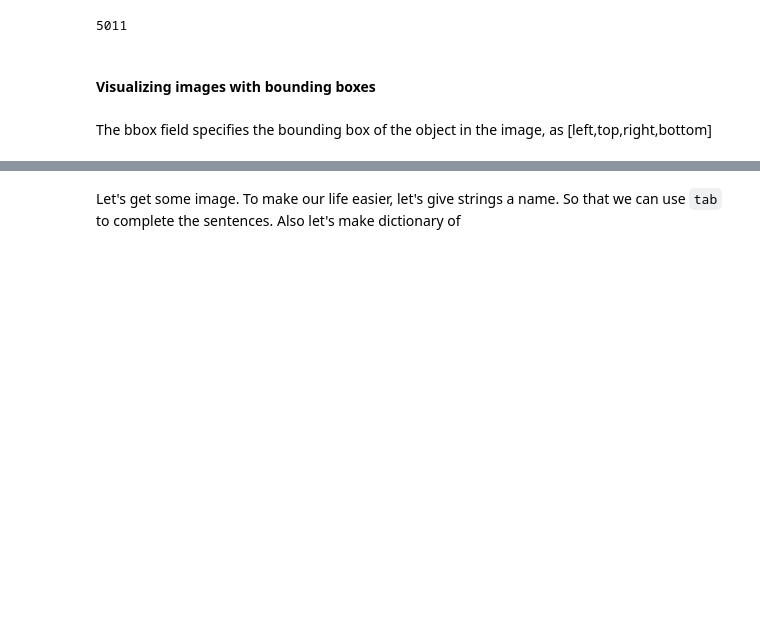
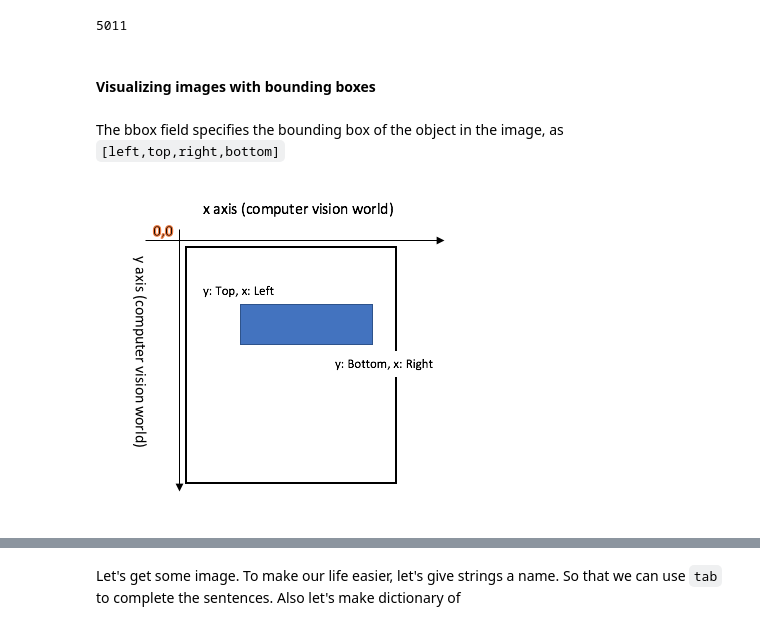
Before and after one commit to groverpr/deep-learning, a Jupyter notebook: Object Detection.ipynb, the cells around one changed output, grey strips where cells are left out. Drawn from its saved outputs; the diff is of its cells as text; code cells hidden in the pictures; blank space fills up the shorter version.

```diff
--- a/Object Detection.ipynb
+++ b/Object Detection.ipynb
@@ -150,7 +157,7 @@ len(list(IMAGE_PATH.iterdir()))
 # %% [markdown]
 #### Visualizing images with bounding boxes
 # %% [markdown]
- The bbox field specifies the bounding box of the object in the image, as [left,top,right,bottom]
+ The bbox field specifies the bounding box of the object in the image, as `[left,top,right,bottom]`
 # %%
 def show_img(im, figsize=None, ax=None):
     """
@@ -174,0 +192,4 @@ def bb_hw(b):
+# %%
+Image('image_bbox.png')
+# %% [output]
+[figure, added]
```
Also changed, not shown: parts of 64 cells of this notebook.
